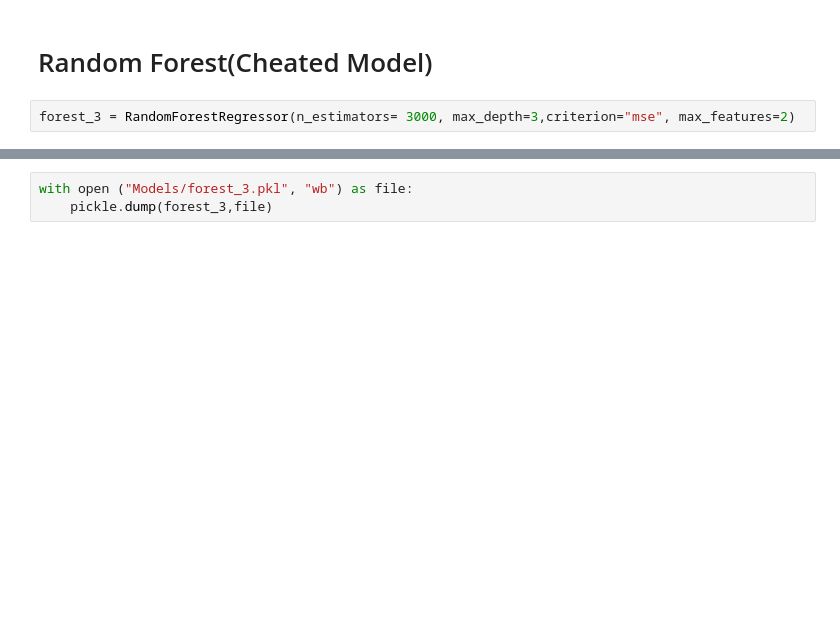
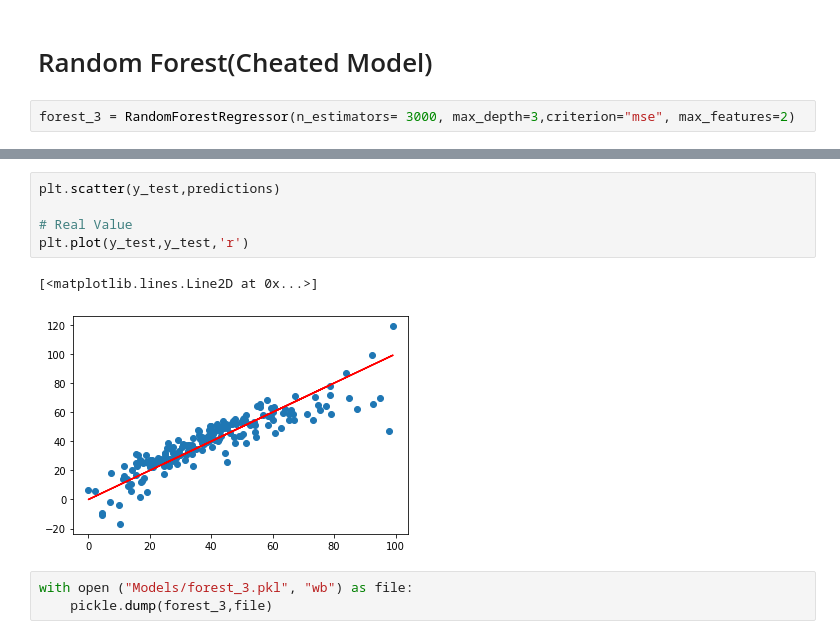
Before and after one commit to KacperChmura1/LaserTag-Project, a Jupyter notebook: Machine_Learning.ipynb, the cells around one changed output, grey strips where cells are left out. Saved outputs shown, nothing was run; the diff lists cells and outputs as text; blank space fills up the shorter version.

```diff
--- a/Machine_Learning.ipynb
+++ b/Machine_Learning.ipynb
@@ -250,3 +276,11 @@ RMSE: 7.985997941592995
+# %%
+plt.scatter(y_test,predictions)
+
+# Real Value
+plt.plot(y_test,y_test,'r')
+# %% [output]
+[<matplotlib.lines.Line2D at 0x...>]
+[figure, added]
 # %%
 with open ("Models/forest_3.pkl", "wb") as file:
     pickle.dump(forest_3,file)
```
Also changed, not shown: parts of 39 cells of this notebook.
